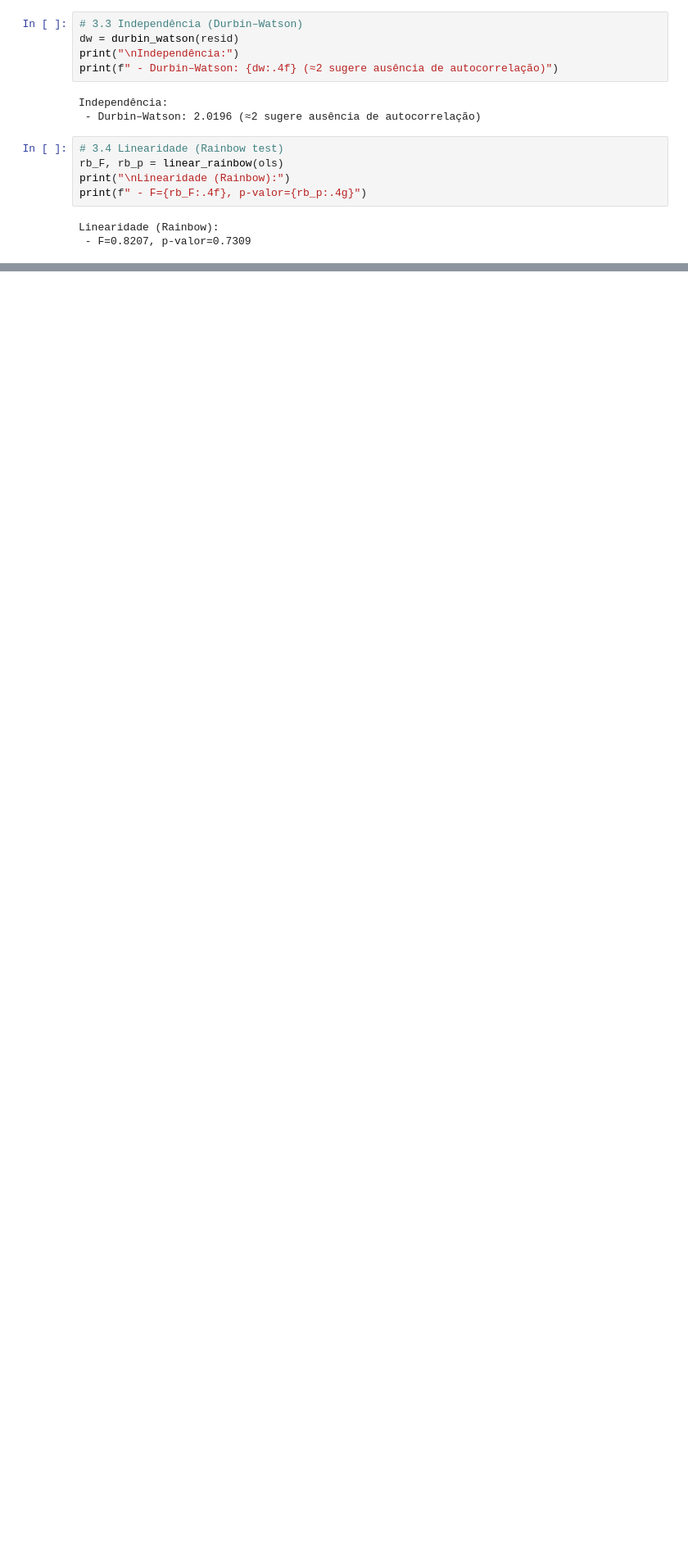
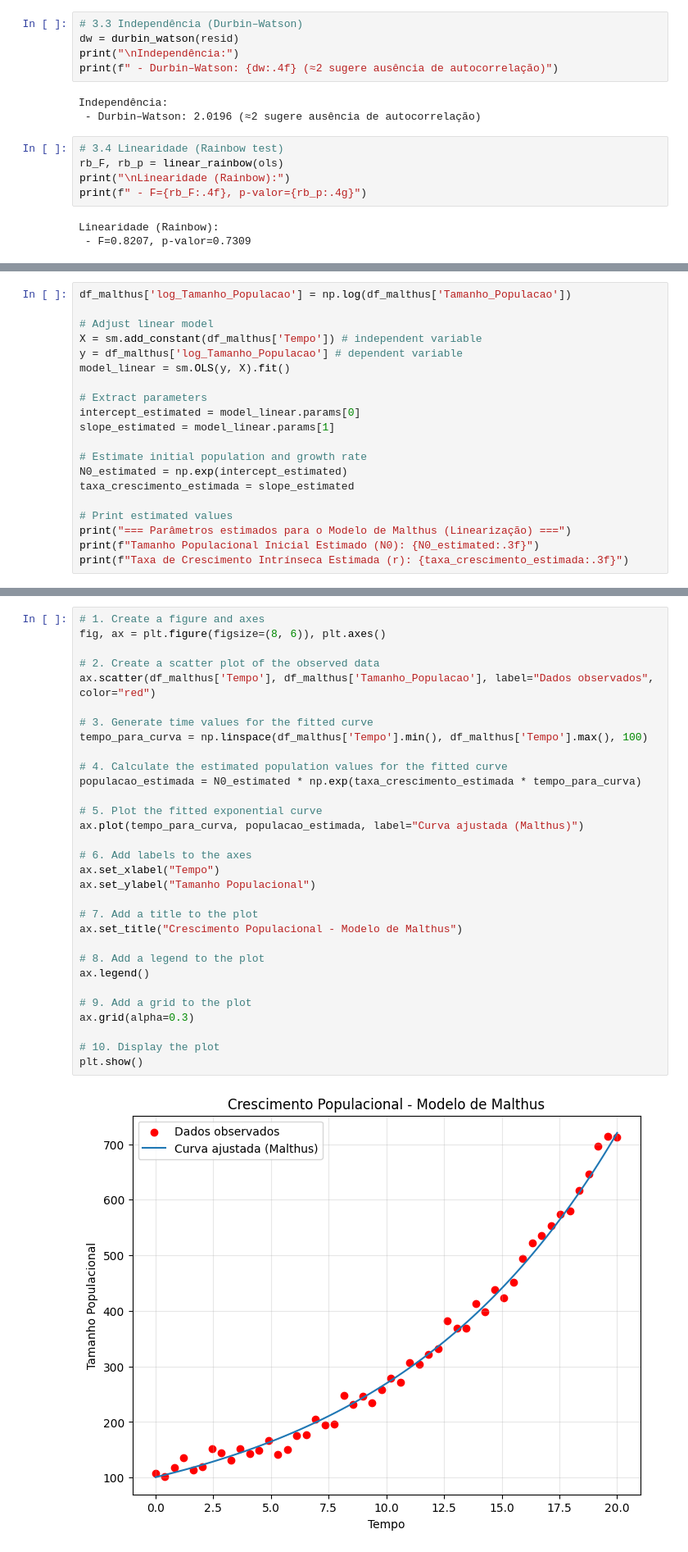
Before and after one commit to clobos/Bioestatistica_ESALQ_Python_2025, a Jupyter notebook: Aula04_Bioestatistica.ipynb, the cells around one changed output, grey strips where cells are left out. Shown at 82% size. Cells and saved outputs as stored; diff of their text form; blank space fills up the shorter version.

```diff
--- a/Aula04_Bioestatistica.ipynb
+++ b/Aula04_Bioestatistica.ipynb
@@ -621,0 +744,20 @@ Linearidade (Rainbow):
+# %%
+df_malthus['log_Tamanho_Populacao'] = np.log(df_malthus['Tamanho_Populacao'])
+
+# Adjust linear model
+X = sm.add_constant(df_malthus['Tempo']) # independent variable
+y = df_malthus['log_Tamanho_Populacao'] # dependent variable
+model_linear = sm.OLS(y, X).fit()
+
+# Extract parameters
+intercept_estimated = model_linear.params[0]
+slope_estimated = model_linear.params[1]
+
+# Estimate initial population and growth rate
+N0_estimated = np.exp(intercept_estimated)
+taxa_crescimento_estimada = slope_estimated
+
+# Print estimated values
+print("=== Parâmetros estimados para o Modelo de Malthus (Linearização) ===")
+print(f"Tamanho Populacional Inicial Estimado (N0): {N0_estimated:.3f}")
+print(f"Taxa de Crescimento Intrínseca Estimada (r): {taxa_crescimento_estimada:.3f}")
@@ -621,0 +776,33 @@ Linearidade (Rainbow):
+# %%
+# 1. Create a figure and axes
+fig, ax = plt.figure(figsize=(8, 6)), plt.axes()
+
+# 2. Create a scatter plot of the observed data
+ax.scatter(df_malthus['Tempo'], df_malthus['Tamanho_Populacao'], label="Dados observados", color="red")
+
+# 3. Generate time values for the fitted curve
+tempo_para_curva = np.linspace(df_malthus['Tempo'].min(), df_malthus['Tempo'].max(), 100)
+
+# 4. Calculate the estimated population values for the fitted curve
+populacao_estimada = N0_estimated * np.exp(taxa_crescimento_estimada * tempo_para_curva)
+
+# 5. Plot the fitted exponential curve
+ax.plot(tempo_para_curva, populacao_estimada, label="Curva ajustada (Malthus)")
+
+# 6. Add labels to the axes
+ax.set_xlabel("Tempo")
+ax.set_ylabel("Tamanho Populacional")
+
+# 7. Add a title to the plot
+ax.set_title("Crescimento Populacional - Modelo de Malthus")
+
+# 8. Add a legend to the plot
+ax.legend()
+
+# 9. Add a grid to the plot
+ax.grid(alpha=0.3)
+
+# 10. Display the plot
+plt.show()
+# %% [output]
+[figure, added]
```
Also changed, not shown: parts of 27 cells of this notebook.
